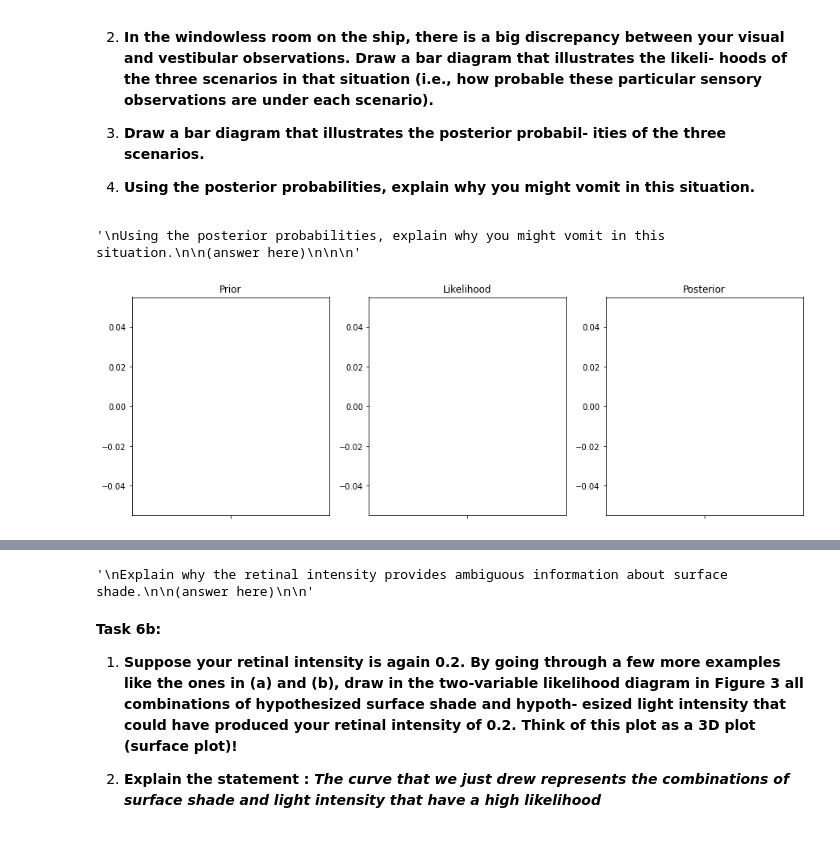
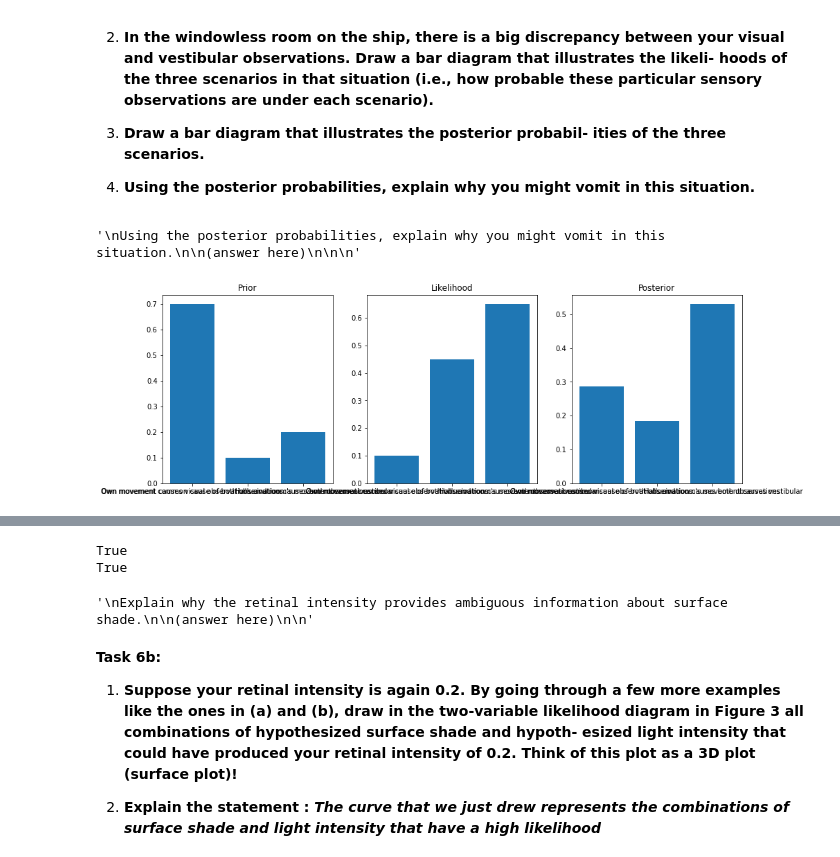
Before and after one commit to benjaminbeilharz/Perception-Action-Notebooks, a Jupyter notebook: 1_Bayesian_Decision_Models_A_Primer.ipynb, the cells around one changed output, grey strips where cells are left out. Cells and saved outputs as stored; diff of their text form; code cells hidden in the pictures.

```diff
--- a/1_Bayesian_Decision_Models_A_Primer.ipynb
+++ b/1_Bayesian_Decision_Models_A_Primer.ipynb
@@ -248,27 +253,30 @@ vomit in this situation.**
 # %%
 fig, ax = plt.subplots(1,3, figsize = (15,5))
 
-scenarios = ['', '', '']
-prior = np.array([0, 0, 0])
+scenarios = ['Own movement common cause of both observations',
+             'Own movement causes visual observations and room\'s movement causes vestibular',
+             'Hallucination causes both observations']
+prior = np.array([7/10, 1/10, 2/10])
 
 ax[0].bar(scenarios, prior)
 ax[0].set_title('Prior')
 
-likelihoods = np.array([0, 0, 0])
+likelihoods = np.array([1/10, 4.5/10, 6.5/10])
 ax[1].bar(scenarios, likelihoods)
 ax[1].set_title('Likelihood')
 
-posteriors = np.array([0, 0, 0])
+posteriors = np.array([i*j for i, j in zip(prior, likelihoods)])
+posteriors /= np.sum(posteriors)
 ax[2].bar(scenarios, posteriors)
 ax[2].set_title('Posterior')
 
 '''
 Using the posterior probabilities, explain why you might vomit in this situation.
 
 (answer here)
 
 
 '''
 # %% [output]
 '\nUsing the posterior probabilities, explain why you might vomit in this situation.\n\n(answer here)\n\n\n'
-[figure, old version]
+[figure, new version]
@@ -316,11 +322,14 @@ def compute_retinal_intensity(light_intensity, surface_shade):
 
 retinal_intensity = 0.2
 light_intensity = 1
-surface_shade = NotImplemented
+surface_shade = 0.2
+print(retinal_intensity == compute_retinal_intensity(light_intensity, surface_shade))
 
-retinal_intensity = 0.4
+retinal_intensity = 0.2
 light_intensity = 0.4
-surface_shade = NotImplemented
+surface_shade = 0.5
+print(retinal_intensity == compute_retinal_intensity(light_intensity, surface_shade))
+
 
 '''
 Explain why the retinal intensity provides ambiguous information about surface shade.
@@ -329,7 +338,9 @@ Explain why the retinal intensity provides ambiguous information about surface s
 
 '''
 # %% [output]
-'\nExplain why the retinal intensity provides ambiguous information about surface shade.\n\n(answer here)\n\n'
+True
+True
+'\nExplain why the retinal intensity provides ambiguous information about surface shade.\n\n(answer here)\n\n'
 # %% [markdown]
 **Task 6b:**
 
```
Also changed, not shown: parts of 11 cells of this notebook.
